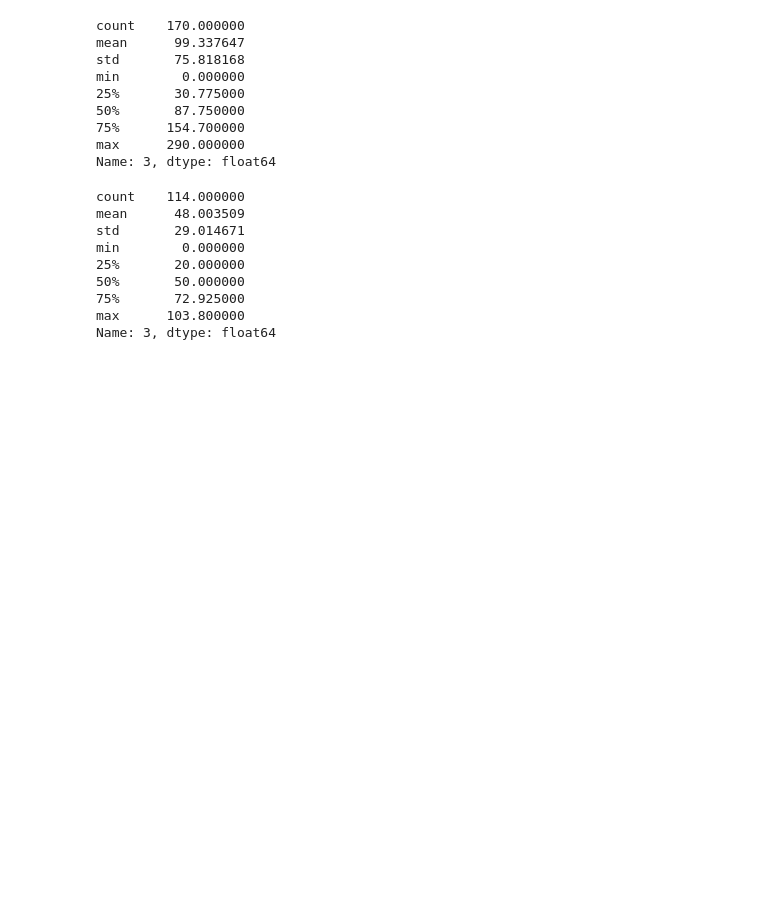
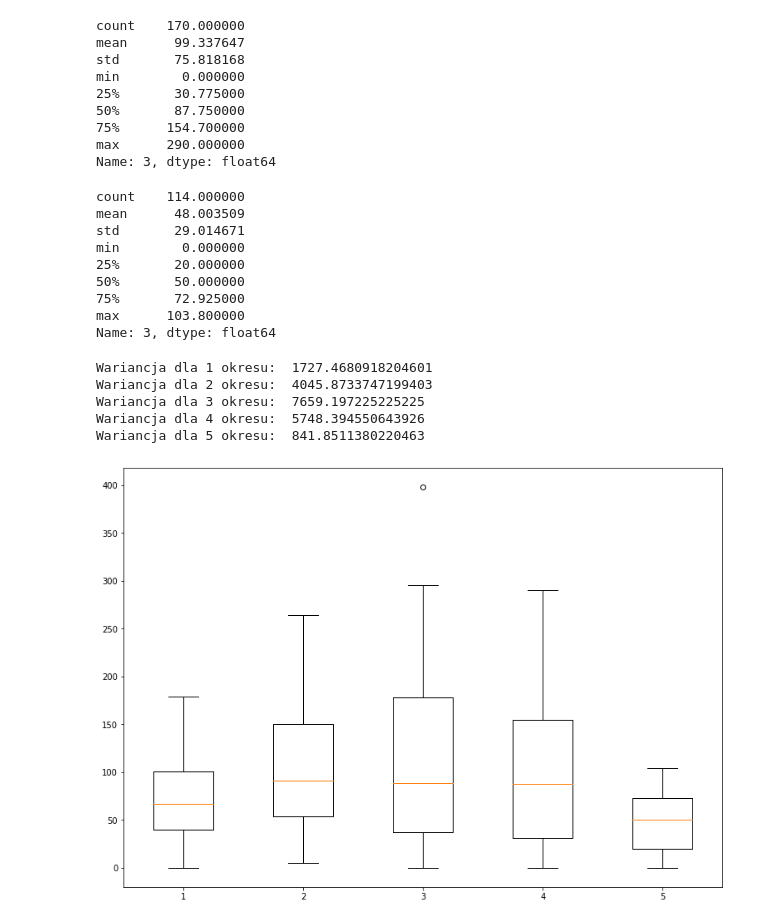
Before and after one commit to cichy1173/sunspot-analysis, a Jupyter notebook: badanie.ipynb, the cells around one changed output. Drawn from its saved outputs; the diff is of its cells as text; code cells hidden in the pictures; blank space fills up the shorter version.

Commit message:
Boxplots added

```diff
--- a/badanie.ipynb
+++ b/badanie.ipynb
@@ -162,3 +163,45 @@ min        0.000000
 75%       72.925000
 max      103.800000
 Name: 3, dtype: float64
+# %%
+output = statistics.variance(periodFirst)
+print("Wariancja dla 1 okresu: ", output)
+
+output = statistics.variance(periodSecond)
+print("Wariancja dla 2 okresu: ", output)
+
+output = statistics.variance(periodThird)
+print("Wariancja dla 3 okresu: ", output)
+
+output = statistics.variance(periodFourth)
+print("Wariancja dla 4 okresu: ", output)
+
+output = statistics.variance(periodFifth)
+print("Wariancja dla 5 okresu: ", output)
+# %% [output]
+Wariancja dla 1 okresu:  1727.4680918204601
+Wariancja dla 2 okresu:  4045.8733747199403
+Wariancja dla 3 okresu:  7659.197225225225
+Wariancja dla 4 okresu:  5748.394550643926
+Wariancja dla 5 okresu:  841.8511380220463
+# %%
+data_1 = periodFirst
+data_2 = periodSecond
+data_3 = periodThird
+data_4 = periodFourth
+data_5 = periodFifth
+
+data = [data_1, data_2, data_3, data_4, data_5]
+
+fig = plt.figure(figsize =(10, 7))
+
+# Creating axes instance
+ax = fig.add_axes([0, 0, 1, 1])
+
+# Creating plot
+bp = ax.boxplot(data)
+
+# show plot
+plt.show()
+# %% [output]
+[figure, added]
```
Also changed, not shown: parts of 2 cells of this notebook.
